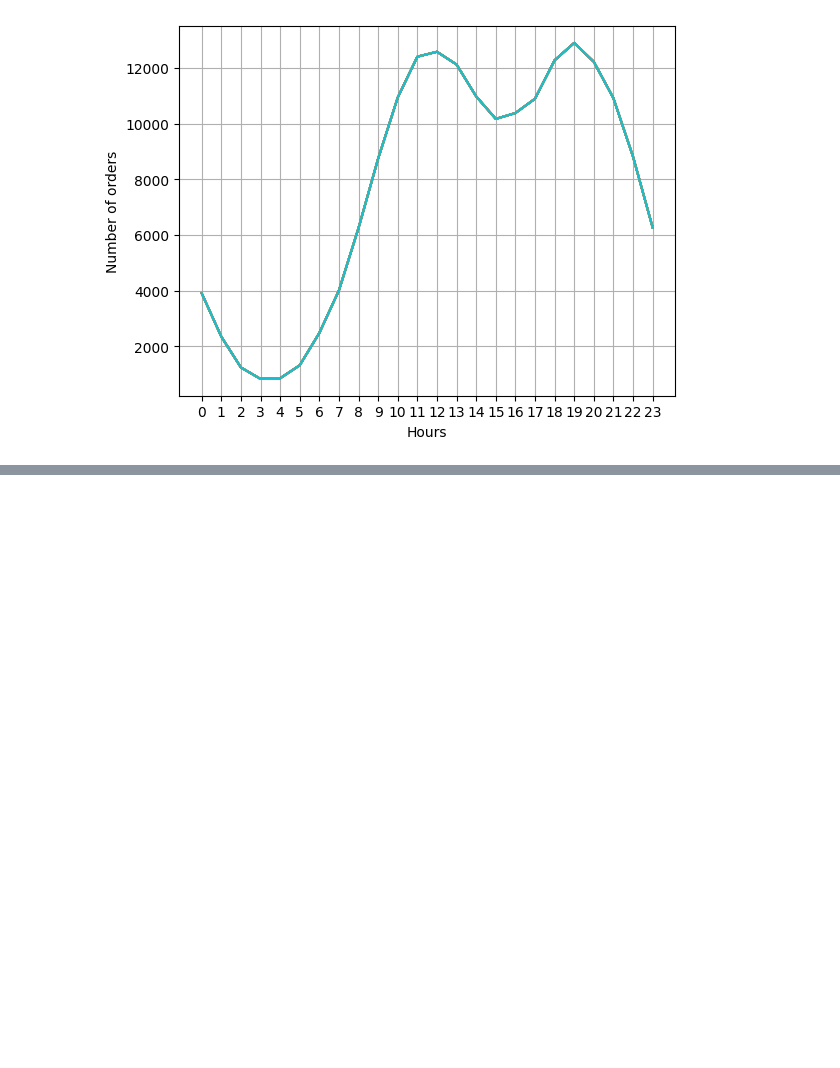
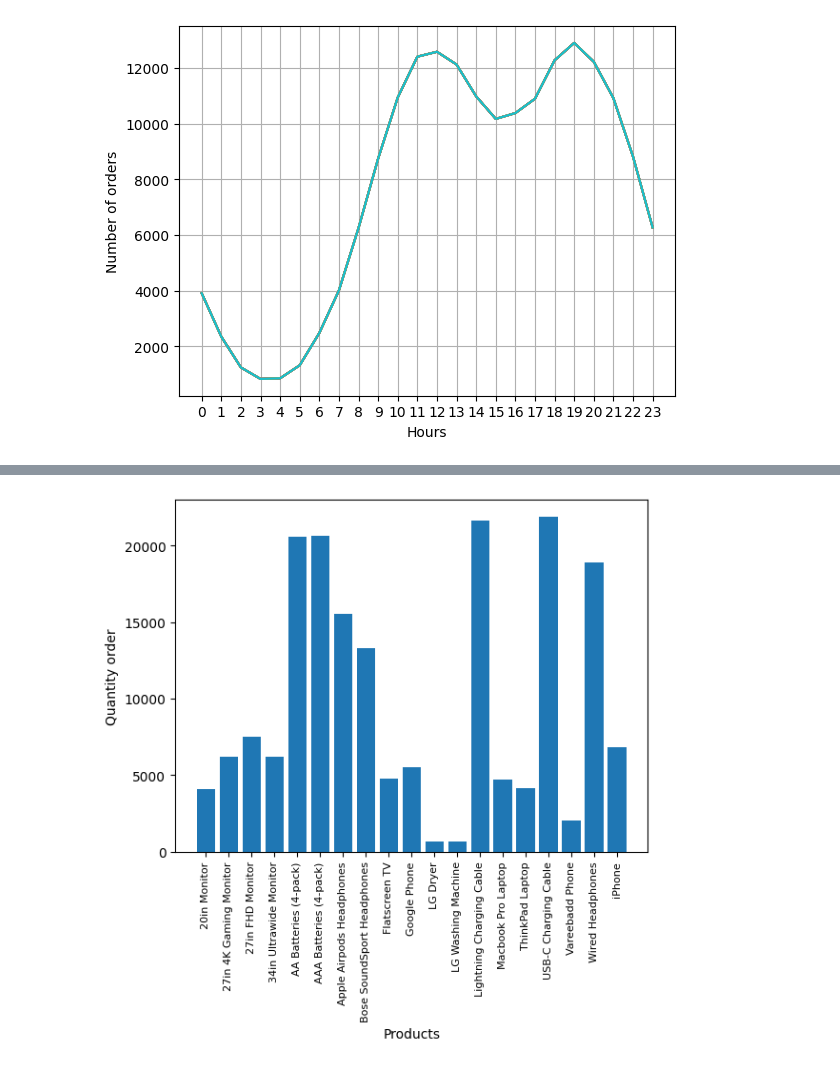
Before and after one commit to chetanjadhav1999/capstone-project1, a Jupyter notebook: sales_data_anaysis.ipynb, the cells around one changed output, grey strips where cells are left out. Drawn from its saved outputs; the diff is of its cells as text; code cells hidden in the pictures; blank space fills up the shorter version.

```diff
--- a/sales_data_anaysis.ipynb
+++ b/sales_data_anaysis.ipynb
@@ -238,0 +241,7 @@ plt.show()
+# %%
+df = all_data[all_data['Order ID'].duplicated(keep=False)] # to see duplicate rows
+
+df['Grouped'] = df.groupby('Order ID')['Product'].transform(lambda x: ','.join(x))#create Grouped colunm to get duplicates on same line and join them by commas
+
+df = df[['Order ID','Grouped']].drop_duplicates()# to drop out the duplicates which occuring twice in data
+df.head(100)
@@ -238,0 +295,12 @@ plt.show()
+# %%
+product_group = all_data.groupby('Product')
+Quantity_order = product_group.count()['Quantity Ordered']
+
+products = [product for product,df in product_group ]
+plt.bar(products,Quantity_order)
+plt.xticks(products,rotation='vertical',size=8)
+plt.ylabel('Quantity order')
+plt.xlabel('Products')
+plt.show()
+# %% [output]
+[figure, added]
```
Also changed, not shown: parts of 5 cells of this notebook.
